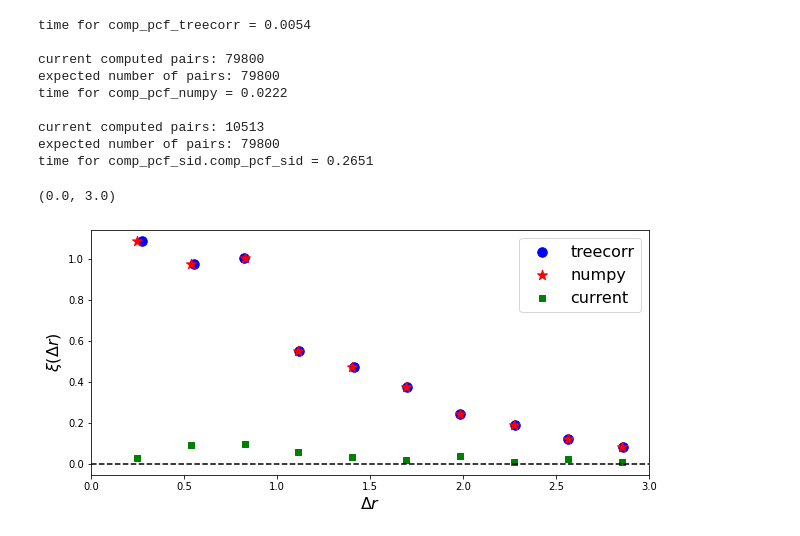
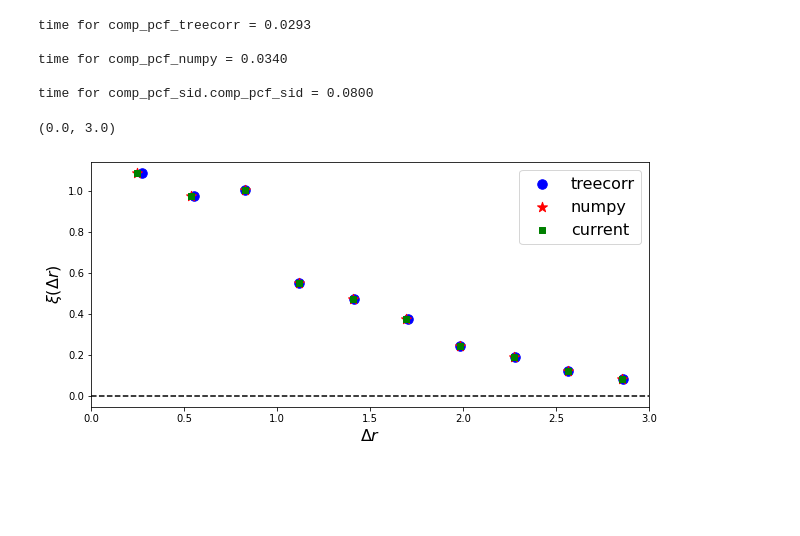
Before and after one commit to cahebert/psf-to-cosmo, a Jupyter notebook: astrometry/comp_2pcf_numpy_solution.ipynb, the cells around one changed output. Drawn from its saved outputs; the diff is of its cells as text; code cells hidden in the pictures; blank space fills up the shorter version.

```diff
--- a/astrometry/comp_2pcf_numpy_solution.ipynb
+++ b/astrometry/comp_2pcf_numpy_solution.ipynb
@@ -95,10 +95,6 @@ def comp_pcf_numpy(x, y, kappa, kappa_err=None, binning=None):
     if ww is not None:
         kk *= ww
 
-    N = len(x)
-    print("current computed pairs: %i"%(len(kk)))
-    print("expected number of pairs: %i"%((N*(N-1)) / 2.))
-
     # compute 2-pcf
 
     counts = np.histogram(dr, bins=binning, weights=ww)[0]
@@ -220,27 +220,23 @@ xi_numpy, dR_numpy = comp_pcf_numpy(coord[:,0], coord[:,1], kappa, kappa_err=Non
 
 # current class
 cpf = comp_pcf_sid(coord[:,0], coord[:,1], kappa, np.zeros_like(kappa), binning=np.linspace(0.1,3,11))
-xi_class, dR_class = cpf.comp_pcf_sid()
+xi0_class, xi1_class, dR_class = cpf.comp_pcf_sid()
 # %% [output]
-time for comp_pcf_treecorr = 0.0054
+time for comp_pcf_treecorr = 0.0293
 
-current computed pairs: 79800
-expected number of pairs: 79800
-time for comp_pcf_numpy = 0.0222
+time for comp_pcf_numpy = 0.0340
 
-current computed pairs: 10513
-expected number of pairs: 79800
-time for comp_pcf_sid.comp_pcf_sid = 0.2651
+time for comp_pcf_sid.comp_pcf_sid = 0.0800
 # %%
 plt.figure(figsize=(10,4.5))
 plt.scatter(dR_treecorr, xi_treecorr, c='b', s=90, label='treecorr')
 plt.scatter(dR_numpy, xi_numpy,c='r', marker='*', s=110, label='numpy')
-plt.scatter(dR_class, xi_class[:,0], c='g', marker='s', label='current')
+plt.scatter(dR_class, xi0_class, c='g', marker='s', label='current')
 plt.plot([0,3],[0,0], 'k--')
 plt.legend(fontsize=16)
 plt.xlabel('$\Delta r$', fontsize=16)
 plt.ylabel('$\\xi(\Delta r)$', fontsize=16)
 plt.xlim(0,3)
 # %% [output]
 (0.0, 3.0)
-[figure, old version]
+[figure, new version]
```
Also changed, not shown: parts of 2 cells of this notebook.
